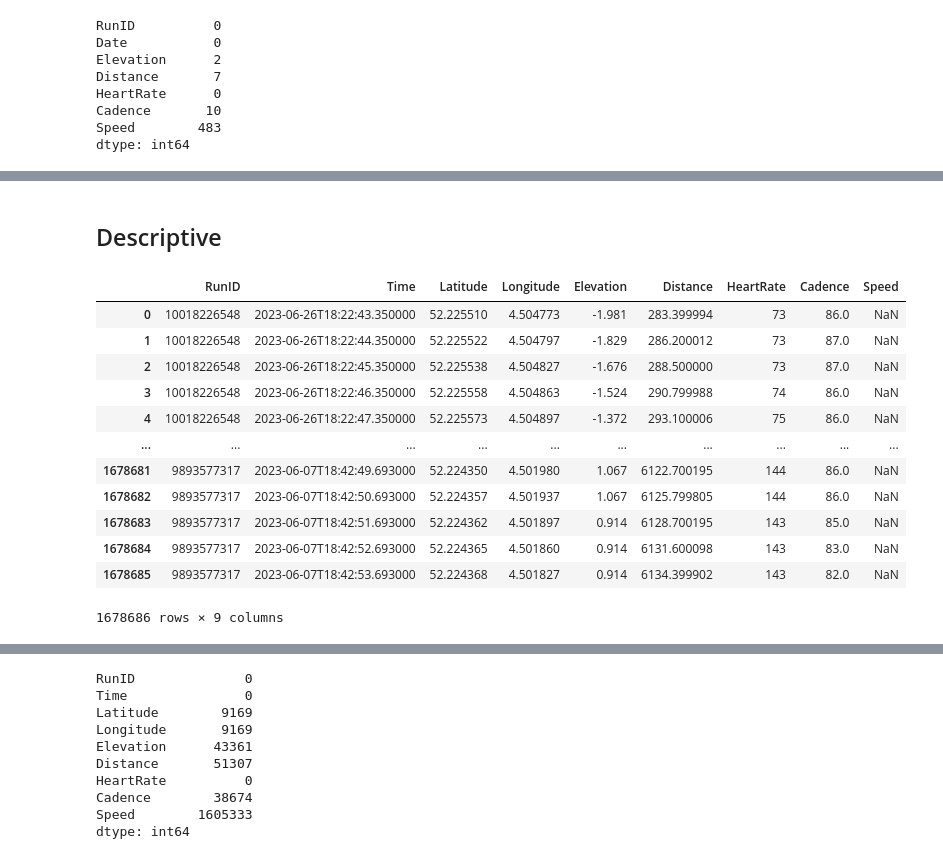
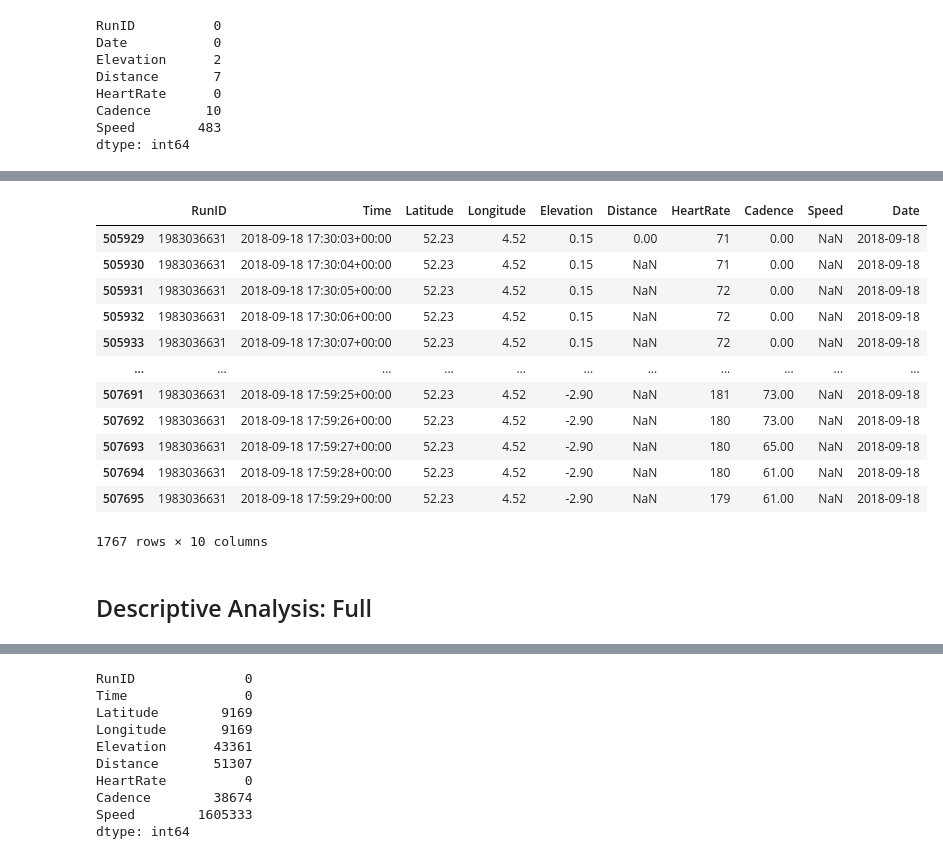
Before and after one commit to JJWRoeloffs/MLQS_group49, a Jupyter notebook: EDA.ipynb, the cells around one changed output, grey strips where cells are left out. Cells and saved outputs as stored; diff of their text form; code cells hidden in the pictures.

```diff
--- a/EDA.ipynb
+++ b/EDA.ipynb
@@ -110,18 +124,18 @@ df_sample.to_csv('sample.csv', index=False)
+# %%
+data[data["RunID"] == 1983036631]
+# %% [output]
+|  | RunID | Time | Latitude | Longitude | Elevation | Distance | HeartRate | Cadence | Speed | Date |
+| 505929 | 1983036631 | 2018-09-18 17:30:03+00:00 | 52.23 | 4.52 | 0.15 | 0.00 | 71 | 0.00 | NaN | 2018-09-18 |
+| 505930 | 1983036631 | 2018-09-18 17:30:04+00:00 | 52.23 | 4.52 | 0.15 | NaN | 71 | 0.00 | NaN | 2018-09-18 |
+| 505931 | 1983036631 | 2018-09-18 17:30:05+00:00 | 52.23 | 4.52 | 0.15 | NaN | 72 | 0.00 | NaN | 2018-09-18 |
+| 505932 | 1983036631 | 2018-09-18 17:30:06+00:00 | 52.23 | 4.52 | 0.15 | NaN | 72 | 0.00 | NaN | 2018-09-18 |
+| 505933 | 1983036631 | 2018-09-18 17:30:07+00:00 | 52.23 | 4.52 | 0.15 | NaN | 72 | 0.00 | NaN | 2018-09-18 |
+| ... | ... | ... | ... | ... | ... | ... | ... | ... | ... | ... |
+| 507691 | 1983036631 | 2018-09-18 17:59:25+00:00 | 52.23 | 4.52 | -2.90 | NaN | 181 | 73.00 | NaN | 2018-09-18 |
+| 507692 | 1983036631 | 2018-09-18 17:59:26+00:00 | 52.23 | 4.52 | -2.90 | NaN | 180 | 73.00 | NaN | 2018-09-18 |
+| 507693 | 1983036631 | 2018-09-18 17:59:27+00:00 | 52.23 | 4.52 | -2.90 | NaN | 180 | 65.00 | NaN | 2018-09-18 |
+| 507694 | 1983036631 | 2018-09-18 17:59:28+00:00 | 52.23 | 4.52 | -2.90 | NaN | 180 | 61.00 | NaN | 2018-09-18 |
+| 507695 | 1983036631 | 2018-09-18 17:59:29+00:00 | 52.23 | 4.52 | -2.90 | NaN | 179 | 61.00 | NaN | 2018-09-18 |
+1767 rows × 10 columns
 # %% [markdown]
-## Descriptive
+## Descriptive Analysis: Full
-# %%
-data
-# %% [output]
-|  | RunID | Time | Latitude | Longitude | Elevation | Distance | HeartRate | Cadence | Speed |
-| 0 | 10018226548 | 2023-06-26T18:22:43.350000 | 52.225510 | 4.504773 | -1.981 | 283.399994 | 73 | 86.0 | NaN |
-| 1 | 10018226548 | 2023-06-26T18:22:44.350000 | 52.225522 | 4.504797 | -1.829 | 286.200012 | 73 | 87.0 | NaN |
-| 2 | 10018226548 | 2023-06-26T18:22:45.350000 | 52.225538 | 4.504827 | -1.676 | 288.500000 | 73 | 87.0 | NaN |
-| 3 | 10018226548 | 2023-06-26T18:22:46.350000 | 52.225558 | 4.504863 | -1.524 | 290.799988 | 74 | 86.0 | NaN |
-| 4 | 10018226548 | 2023-06-26T18:22:47.350000 | 52.225573 | 4.504897 | -1.372 | 293.100006 | 75 | 86.0 | NaN |
-| ... | ... | ... | ... | ... | ... | ... | ... | ... | ... |
-| 1678681 | 9893577317 | 2023-06-07T18:42:49.693000 | 52.224350 | 4.501980 | 1.067 | 6122.700195 | 144 | 86.0 | NaN |
-| 1678682 | 9893577317 | 2023-06-07T18:42:50.693000 | 52.224357 | 4.501937 | 1.067 | 6125.799805 | 144 | 86.0 | NaN |
-| 1678683 | 9893577317 | 2023-06-07T18:42:51.693000 | 52.224362 | 4.501897 | 0.914 | 6128.700195 | 143 | 85.0 | NaN |
-| 1678684 | 9893577317 | 2023-06-07T18:42:52.693000 | 52.224365 | 4.501860 | 0.914 | 6131.600098 | 143 | 83.0 | NaN |
-| 1678685 | 9893577317 | 2023-06-07T18:42:53.693000 | 52.224368 | 4.501827 | 0.914 | 6134.399902 | 143 | 82.0 | NaN |
-1678686 rows × 9 columns
```
Also changed, not shown: parts of 23 cells of this notebook.
